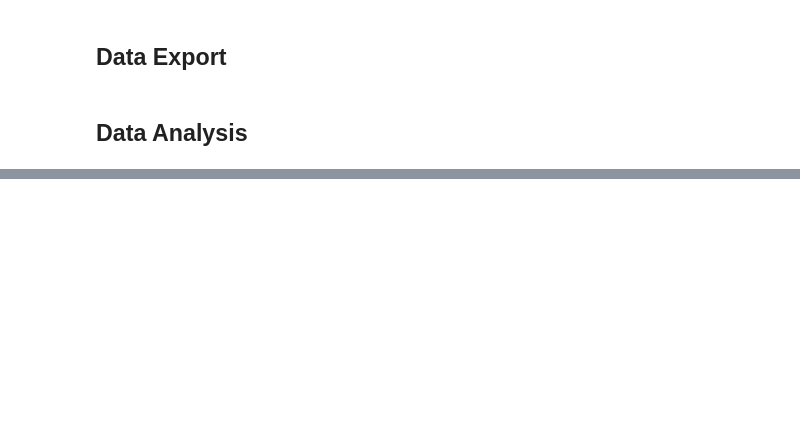
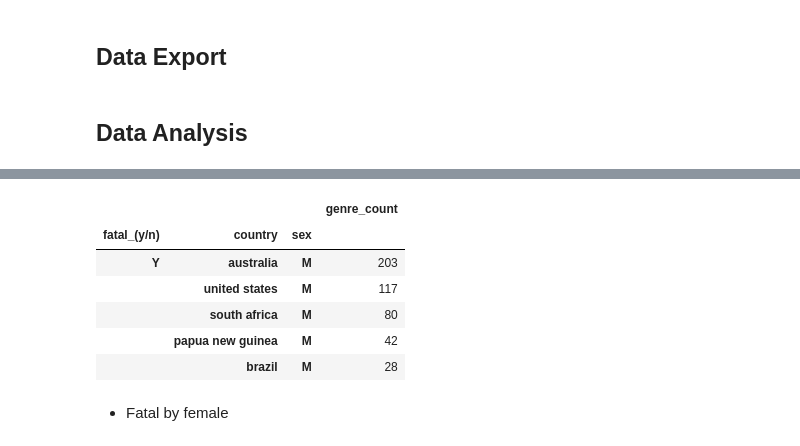
Before and after one commit to luisgzaparolli/Ironhack, a Jupyter notebook: Projects/MiniProject_2/Shark Project/CleaningAndAnalyzeSharksDatabase.ipynb, the cells around one changed output, grey strips where cells are left out. Saved outputs shown, nothing was run; the diff lists cells and outputs as text; code cells hidden in the pictures; blank space fills up the shorter version.

```diff
--- a/Projects/MiniProject_2/Shark Project/CleaningAndAnalyzeSharksDatabase.ipynb
+++ b/Projects/MiniProject_2/Shark Project/CleaningAndAnalyzeSharksDatabase.ipynb
@@ -397,0 +420,20 @@ Name: sex, dtype: int64
+# %%
+mask_year = sharks['year'] > 1900
+sharks_year = sharks.loc[mask_year, :]
+mask_fatal = sharks_year['fatal_(y/n)'] == 'Y'
+sharks_fatal = sharks_year.loc[mask_fatal,:]
+mask_genre = sharks_fatal['sex'] == 'M'
+sharks_genre = sharks_fatal.loc[mask_genre, :]
+# %%
+sharks_group = sharks_genre.groupby(by = ['fatal_(y/n)', 'country', 'sex']).agg(genre_count = ('sex', 'count'))
+sharks_group.sort_values(by = 'genre_count', ascending = False).head(5)
+# %% [output]
+|  |  |  | genre_count |
+| fatal_(y/n) | country | sex |  |
+| Y | australia | M | 203 |
+|  | united states | M | 117 |
+|  | south africa | M | 80 |
+|  | papua new guinea | M | 42 |
+|  | brazil | M | 28 |
+# %% [markdown]
+* Fatal by female
```
Also changed, not shown: parts of 37 cells of this notebook, 1 other file.
